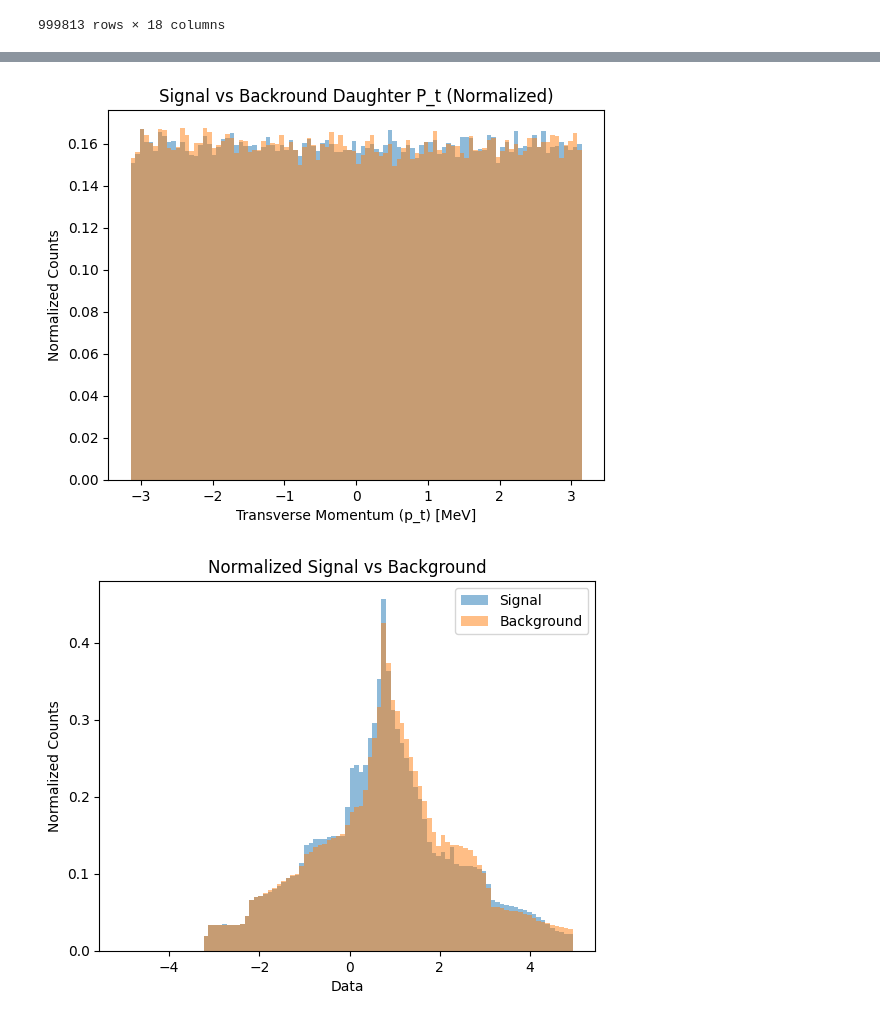
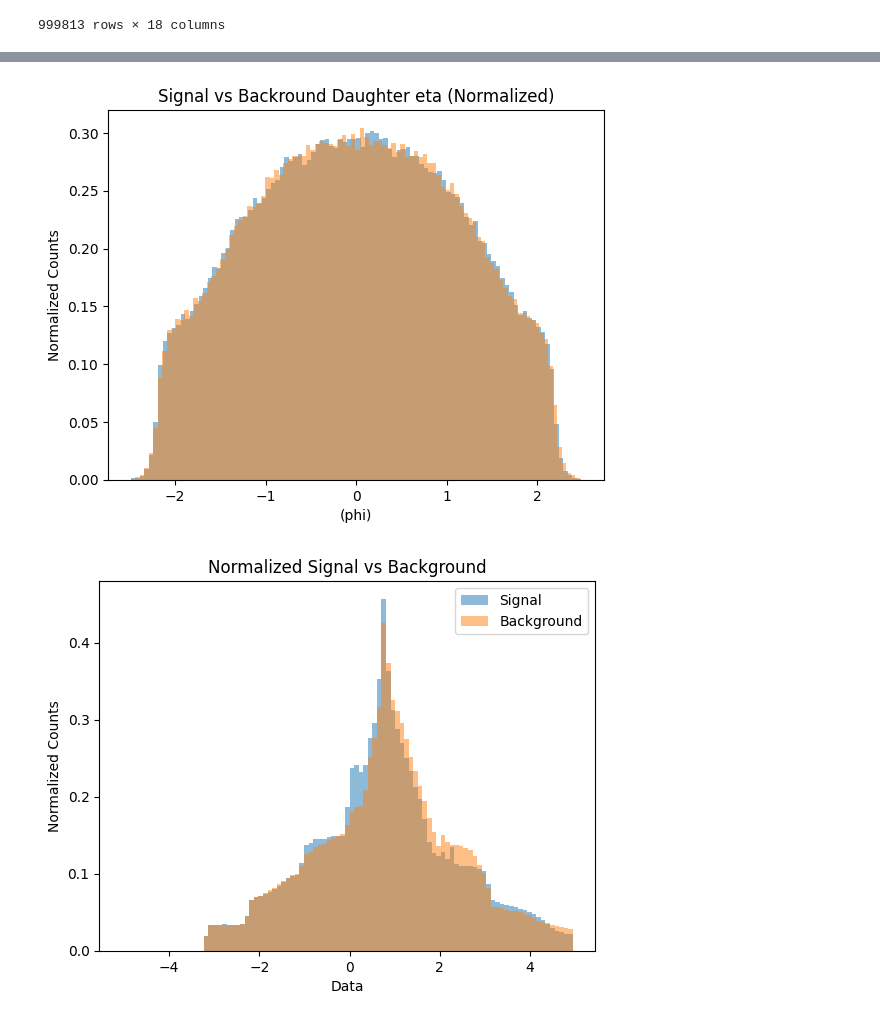
Before and after one commit to GitGup/ATLAS_DNN, a Jupyter notebook: MC_DNN.ipynb, the cells around one changed output, grey strips where cells are left out. Cells and saved outputs as stored; diff of their text form; code cells hidden in the pictures.

Commit message:
legends and labels added to plots

```diff
--- a/MC_DNN.ipynb
+++ b/MC_DNN.ipynb
@@ -639,20 +646,20 @@ plt.show()
 # %%
-counts, bins, _ = plt.hist(X_train1["daughter_phi3"], bins=100)
-counts2, bins2, _ = plt.hist(X_train2["daughter_phi3"], bins=100)
+counts, bins, _ = plt.hist(X_train1["daughter_eta2"], bins=100)
+counts2, bins2, _ = plt.hist(X_train2["daughter_eta2"], bins=100)
 # Normalize the histogram using the formula
 density = counts / (sum(counts) * np.diff(bins))
 density2 = counts2 / (sum(counts2) * np.diff(bins2))
 
 # Plot the normalized histogram
 plt.clf()
 plt.bar(bins[:-1], density, width=np.diff(bins), align='edge', alpha=0.5)
 plt.bar(bins2[:-1], density2, width=np.diff(bins2), align='edge', alpha=0.5)
-plt.title("Signal vs Backround Daughter P_t (Normalized)")
-plt.xlabel("Transverse Momentum (p_t) [MeV]")
+plt.title("Signal vs Backround Daughter eta (Normalized)")
+plt.xlabel("(phi)")
 plt.ylabel("Normalized Counts")
 plt.show()
 # %% [output]
-[figure, old version]
+[figure, new version]
 # %%
 #counts, bins, _ = plt.hist(X_train1, bins=20)
 bins = np.linspace(-5, 5, 100)
```
Also changed, not shown: parts of 13 cells of this notebook.
